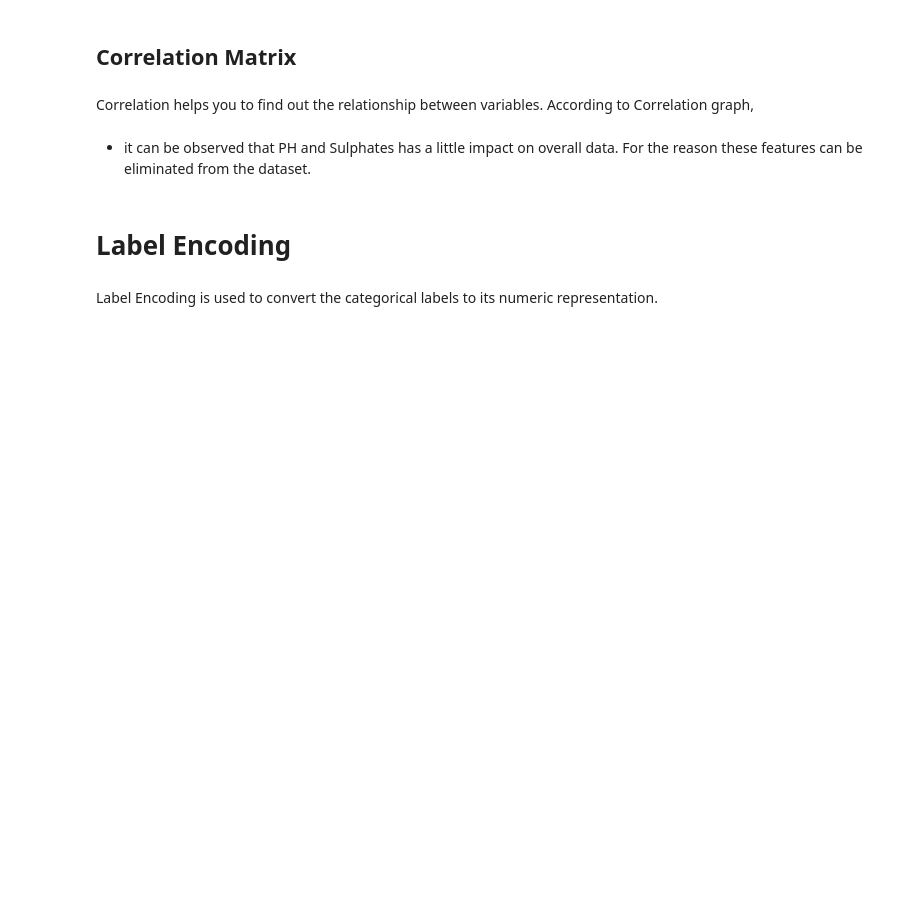
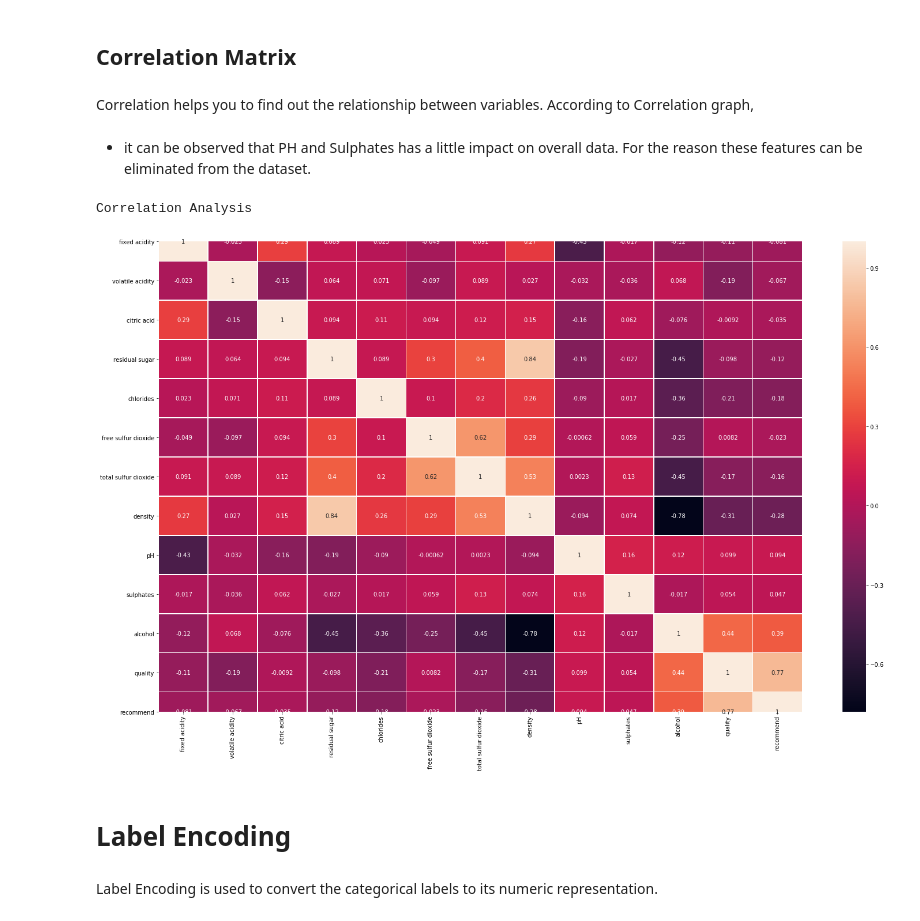
Before and after one commit to mozilla/PRESC, a Jupyter notebook: dev/shiza16/Calibration plot/Calibration plot.ipynb, the cells around one changed output. Saved outputs shown, nothing was run; the diff lists cells and outputs as text; code cells hidden in the pictures; blank space fills up the shorter version.

```diff
--- a/dev/shiza16/Calibration plot/Calibration plot.ipynb
+++ b/dev/shiza16/Calibration plot/Calibration plot.ipynb
@@ -66,7 +89,10 @@ Correlation helps you to find out the relationship between variables. According
 # %% [markdown]
 -  it can be observed that PH and Sulphates has a little impact on overall data. For the reason these features can be eliminated from the dataset.
 # %%
-winequality.Correlation_matrix(winequality)
+winequality.Correlation_matrix(wquality)
+# %% [output]
+Correlation Analysis
+[figure, added]
 # %% [markdown]
 # Label Encoding
 # %% [markdown]
```
Also changed, not shown: parts of 18 cells of this notebook.
